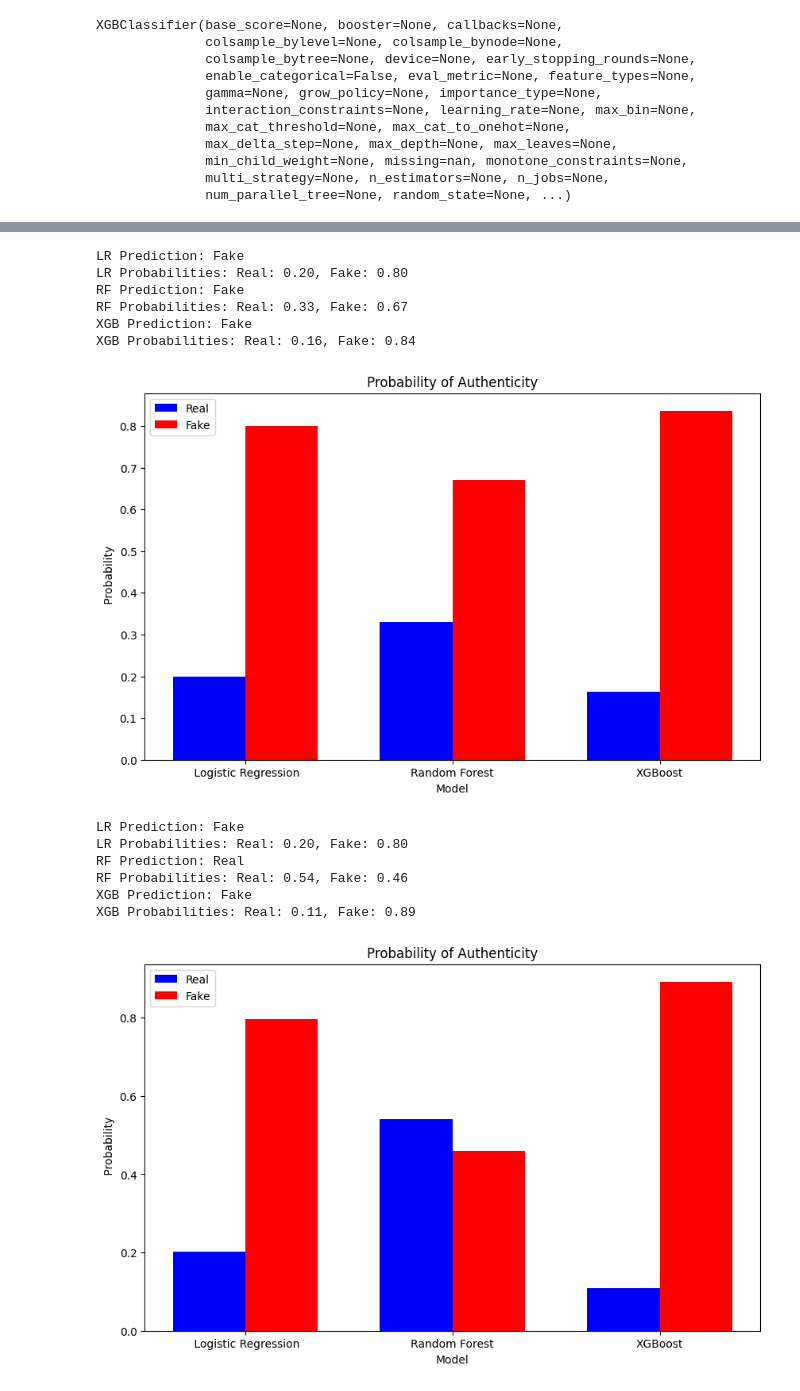
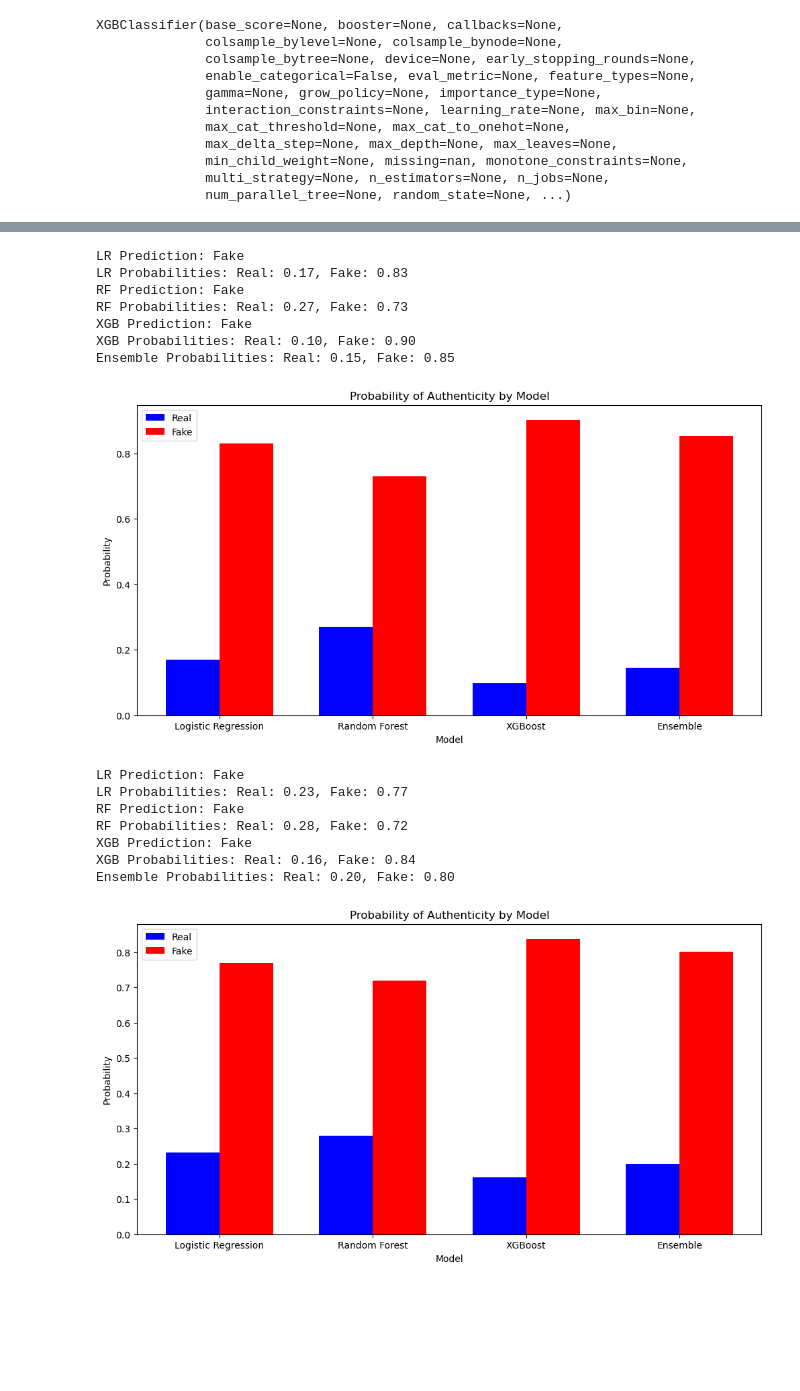
Before and after one commit to lukeflannigan/CS-4371-Team5-Project, a Jupyter notebook: fake_news_model.ipynb, the cells around one changed output, grey strips where cells are left out. Saved outputs shown, nothing was run; the diff lists cells and outputs as text; code cells hidden in the pictures; blank space fills up the shorter version.

Commit message:
Expanded the dataset

```diff
--- a/fake_news_model.ipynb
+++ b/fake_news_model.ipynb
@@ -11 +7,12 @@ fake_df = pd.read_csv('data/Fake.csv')
+# %%
+# Read the datasets
+
+# Load datasets from Kaggle
+real_news = pd.read_csv('data/True.csv')   # Source: https://www.kaggle.com/datasets/emineyetm/fake-news-detection-datasets
+fake_news = pd.read_csv('data/Fake.csv')   # Source: https://www.kaggle.com/datasets/emineyetm/fake-news-detection-datasets
+
+
+# Load datasets that contain both real and fake news in combined format
+news_dataset_2 = pd.read_csv('data/Kaggle2.csv')            # Source: https://www.kaggle.com/c/fake-news/data?select=test.csv
+news_dataset_3 = pd.read_csv('data/fake_or_real_news.csv')  # Source: https://www.kaggle.com/datasets/nopdev/real-and-fake-news-dataset
 # %%
@@ -35,10 +66,13 @@ Fake News:
 # %%
-# Add a 'label' column to indicate real (1) or fake (0) news
-true_df['label'] = 1
-fake_df['label'] = 0
+# Add a 'label' column to indicate real (0) or fake (1) news
+real_news['label'] = 0
+fake_news['label'] = 1
+
+# Format third dataset to match other two
+news_dataset_3['label'] = news_dataset_3['label'].replace({'REAL': 0, 'FAKE': 1})
 
 # Combine the datasets
-combined_df = pd.concat([true_df, fake_df], ignore_index=True)
+combined_df = pd.concat([real_news, fake_news, news_dataset_2, news_dataset_3], ignore_index=True)
 
 # Shuffle the combined dataset
 combined_df = combined_df.sample(frac=1, random_state=42).reset_index(drop=True)
@@ -113,3 +153,7 @@ plt.show()
-# %%
-# Currently dropping the title, subject, and date columns from the dataFrame - only focusing on the text for model
-combined_df.drop(['title', 'subject', 'date'], axis=1, inplace=True)
+# %%
+# Focus only on the 'text' and 'label' columns for the model
+combined_df = combined_df[['text', 'label']].dropna(subset=['text'])
+
+# Check again for missing values now that features/columns match in each df
+print("Missing Values:")
+combined_df.isnull().sum()
@@ -506,36 +539,37 @@ XGB Probabilities: Real: 0.47, Fake: 0.53
 # %%
 # Fake news GPT 3 Generation
-text_4 = """
+text_3 = """
 In a recent study published in the esteemed Journal of Virology, researchers from the renowned Institute of Extraterrestrial Studies (IES) have delved into an intriguing possibility: could there be a connection between the common cold and extraterrestrial life?
 
 Led by Dr. Emily Chang, a respected virologist at the forefront of interstellar research, the team embarked on an ambitious project to analyze the genetic makeup of various strains of the common cold virus. Their goal was to uncover any potential links to microbial organisms found in meteorite samples collected from outer space.
 
 After months of meticulous analysis, the researchers made a compelling discovery. Certain genetic sequences within the common cold virus bore striking similarities to microbial DNA extracted from meteorite samples. While the findings are preliminary, they suggest a tantalizing possibility: some strains of the common cold may have origins beyond Earth.
 """
-predict(text_4)
+predict(text_3)
 # %% [output]
 LR Prediction: Fake
-LR Probabilities: Real: 0.20, Fake: 0.80
+LR Probabilities: Real: 0.17, Fake: 0.83
 RF Prediction: Fake
-RF Probabilities: Real: 0.33, Fake: 0.67
+RF Probabilities: Real: 0.27, Fake: 0.73
 XGB Prediction: Fake
-XGB Probabilities: Real: 0.16, Fake: 0.84
+XGB Probabilities: Real: 0.10, Fake: 0.90
+Ensemble Probabilities: Real: 0.15, Fake: 0.85
-[figure, old version]
+[figure, new version]
 # %%
 # Fake medical news from GPT 3
-#source-
-text_5 = """
+text_4 = """
 In a surprising turn of events, medical professionals across urban areas are reporting a sharp rise in headache cases, prompting concern among public health officials. The sudden surge in headaches has left experts scrambling for answers and has sparked a wave of speculation about potential causes.
 According to Dr. Emily Watson, a neurologist at City General Hospital, "We've seen a significant uptick in patients presenting with severe headaches over the past few weeks. Many of these cases are more intense and persistent than what we typically encounter."
 While the exact cause of this headache epidemic remains unclear, some experts are pointing fingers at environmental factors such as air pollution and electromagnetic radiation from electronic devices. Dr. Watson warns, "We know that exposure to certain pollutants and electromagnetic fields can have adverse effects on health, including headaches. It's possible that these factors are contributing to the current situation."
 However, not all medical professionals agree on the potential causes. Dr. Michael Johnson, a leading researcher in headache disorders, suggests that stress and lifestyle factors may play a significant role. "In today's fast-paced world, many people are under immense stress, which can trigger headaches. Additionally, factors such as poor sleep, dehydration, and excessive screen time can all contribute to headaches," Dr. Johnson explains.
 """
-predict(text_5)
+predict(text_4)
 # %% [output]
 LR Prediction: Fake
-LR Probabilities: Real: 0.20, Fake: 0.80
-RF Prediction: Real
-RF Probabilities: Real: 0.54, Fake: 0.46
+LR Probabilities: Real: 0.23, Fake: 0.77
+RF Prediction: Fake
+RF Probabilities: Real: 0.28, Fake: 0.72
 XGB Prediction: Fake
-XGB Probabilities: Real: 0.11, Fake: 0.89
+XGB Probabilities: Real: 0.16, Fake: 0.84
+Ensemble Probabilities: Real: 0.20, Fake: 0.80
-[figure, old version]
+[figure, new version]
```
Also changed, not shown: parts of 27 cells of this notebook.
